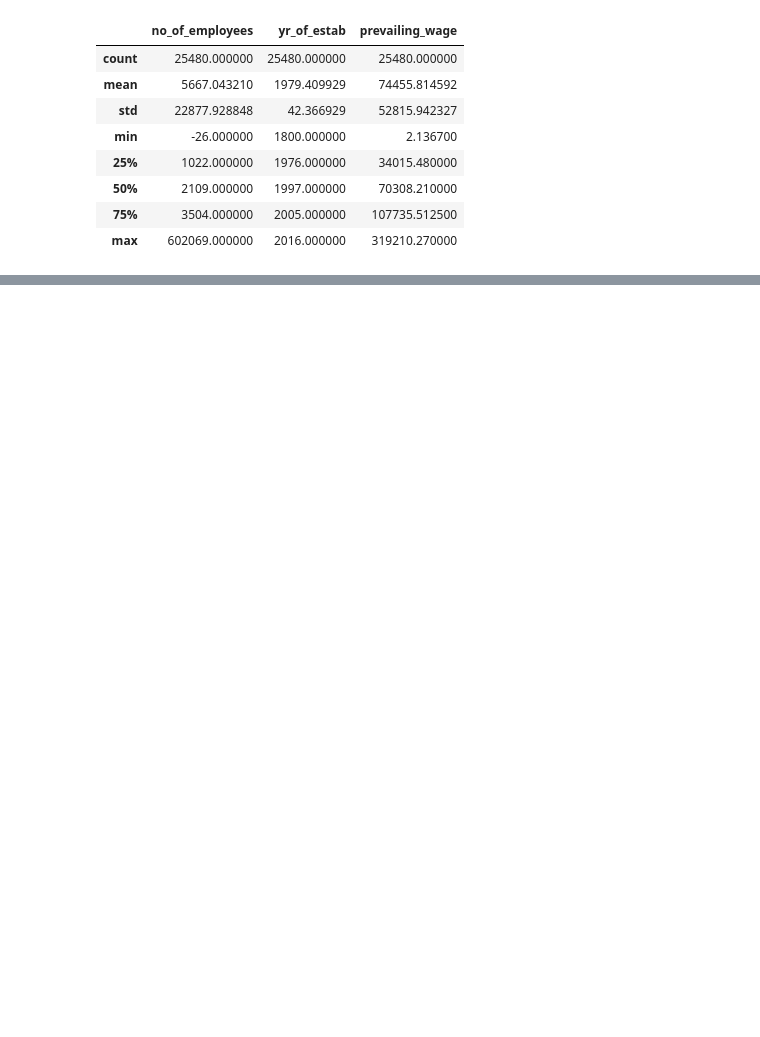
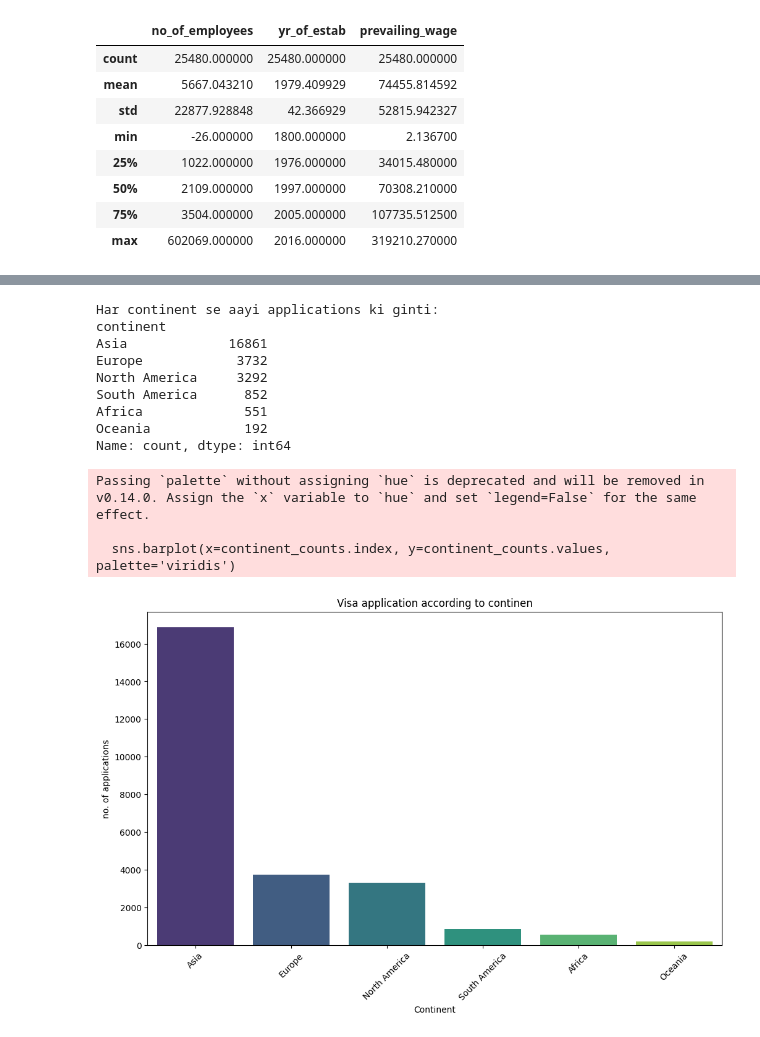
Before and after one commit to anurag160304/Visa_Prediction_project_MLOPS, a Jupyter notebook: notebook/experiment_notebook.ipynb, the cells around one changed output, grey strips where cells are left out. Saved outputs shown, nothing was run; the diff lists cells and outputs as text; code cells hidden in the pictures; blank space fills up the shorter version.

```diff
--- a/notebook/experiment_notebook.ipynb
+++ b/notebook/experiment_notebook.ipynb
@@ -120,0 +150,31 @@ Name: unit_of_wage, dtype: object
+# %%
+
+df = pd.read_csv('EasyVisa.csv')
+
+# Har continent se kitni applications hain, woh count karna
+continent_counts = df['continent'].value_counts()
+print("Har continent se aayi applications ki ginti:")
+print(continent_counts)
+
+# Bar Chart
+plt.figure(figsize=(12, 7))
+sns.barplot(x=continent_counts.index, y=continent_counts.values, palette='viridis')
+plt.xlabel('Continent')
+plt.ylabel('no. of applications')
+plt.title('Visa application according to continen')
+plt.xticks(rotation=45)
+plt.show()
+# %% [output]
+Har continent se aayi applications ki ginti:
+continent
+Asia             16861
+Europe            3732
+North America     3292
+South America      852
+Africa             551
+Oceania            192
+Name: count, dtype: int64
+Passing `palette` without assigning `hue` is deprecated and will be removed in v0.14.0. Assign the `x` variable to `hue` and set `legend=False` for the same effect.
+
+  sns.barplot(x=continent_counts.index, y=continent_counts.values, palette='viridis')
+[figure, added]
```
Also changed, not shown: parts of 38 cells of this notebook.
